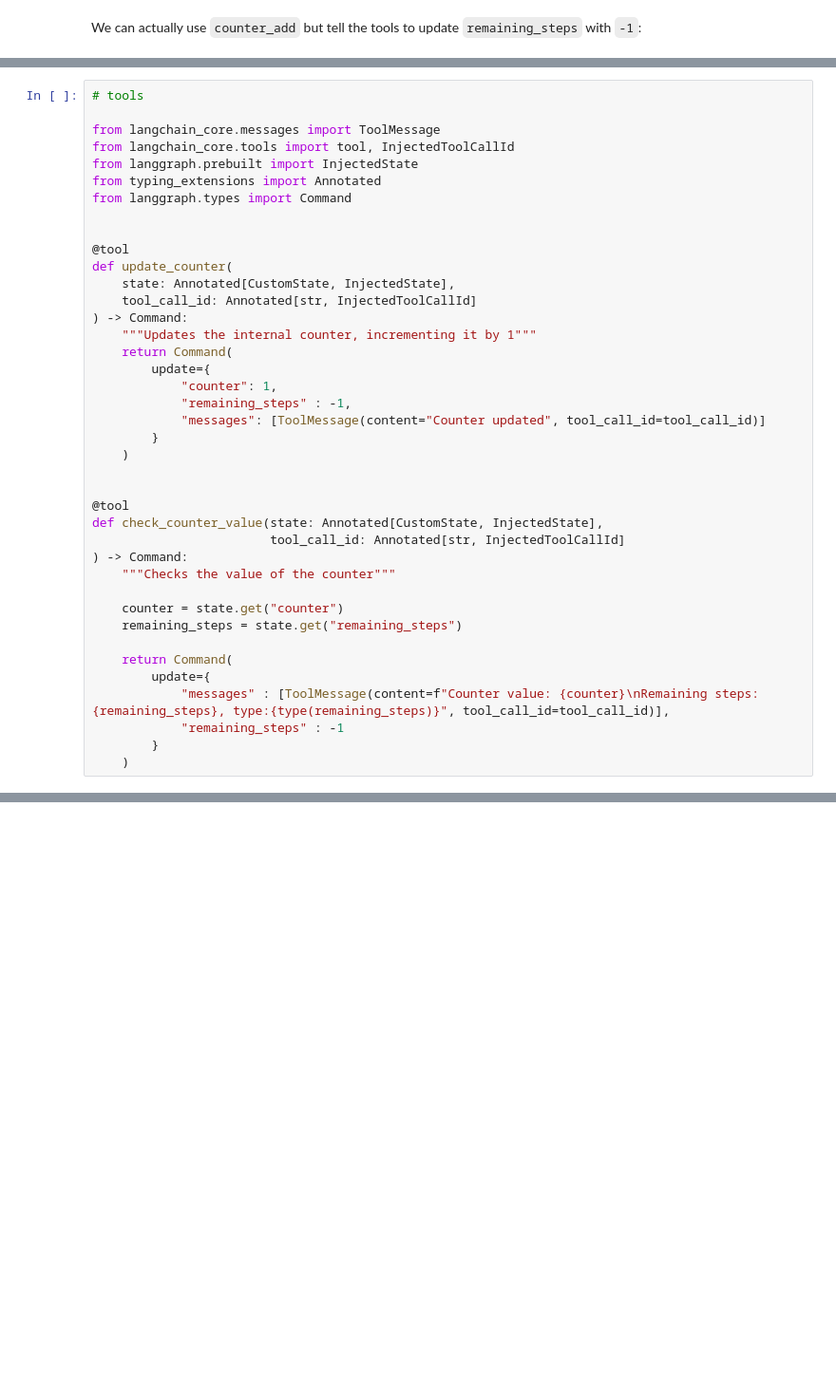
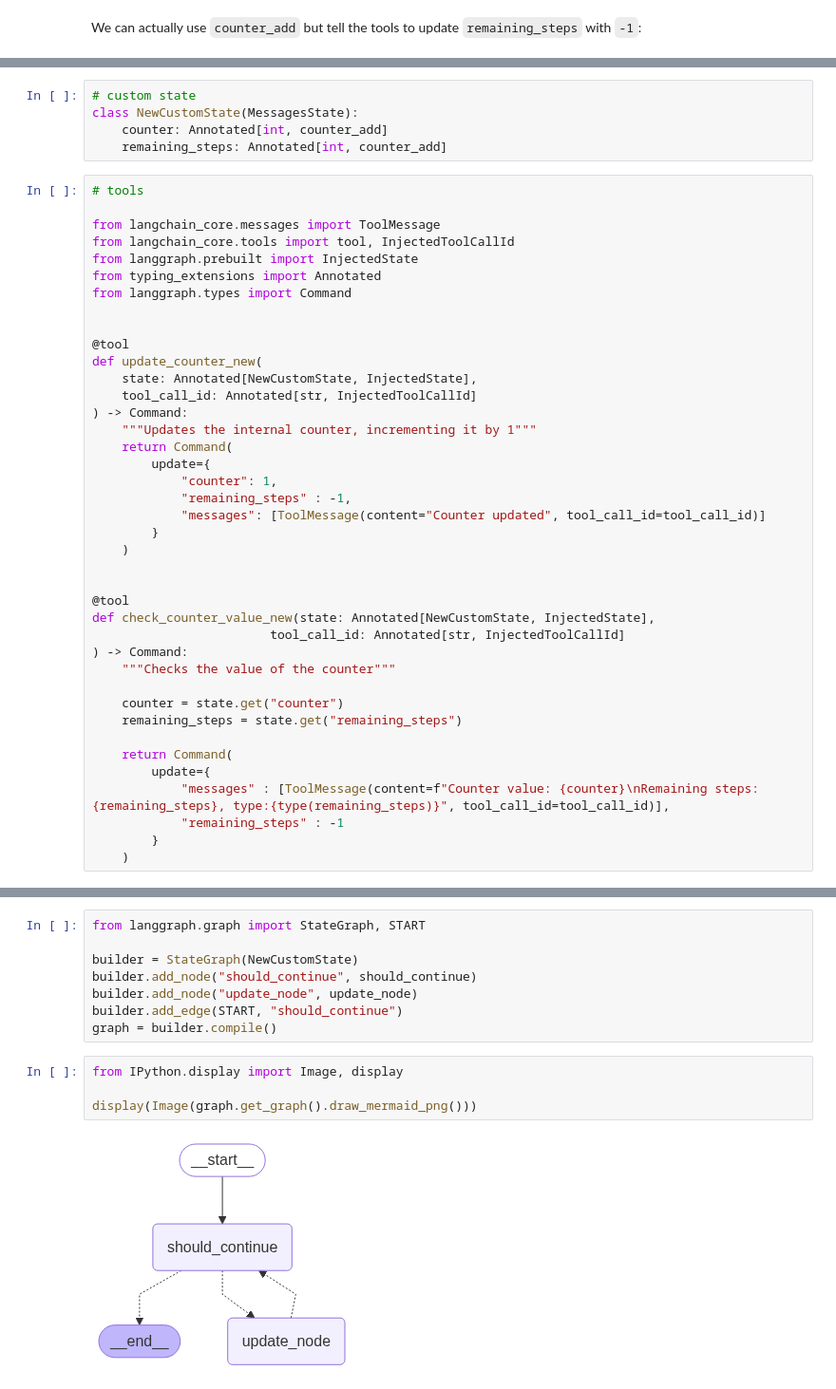
Before and after one commit to MatteoFalcioni/GenAI, a Jupyter notebook: 09_LangGraph_Advanced/09.4.2_recursion_limits.ipynb, the cells around one changed output, grey strips where cells are left out. Shown at 95% size. Saved outputs shown, nothing was run; the diff lists cells and outputs as text; blank space fills up the shorter version.

```diff
--- a/09_LangGraph_Advanced/09.4.2_recursion_limits.ipynb
+++ b/09_LangGraph_Advanced/09.4.2_recursion_limits.ipynb
@@ -353,3 +351,8 @@ To trigger `END` when we encounter `remaining_steps = 0`, we can return a `Comma
+# %%
+# custom state
+class NewCustomState(MessagesState):
+    counter: Annotated[int, counter_add]
+    remaining_steps: Annotated[int, counter_add]
 # %%
 # tools
 
@@ -361,8 +364,8 @@ from langgraph.types import Command
 
 
 @tool
-def update_counter(
-    state: Annotated[CustomState, InjectedState],
+def update_counter_new(
+    state: Annotated[NewCustomState, InjectedState],
     tool_call_id: Annotated[str, InjectedToolCallId]
 ) -> Command:
     """Updates the internal counter, incrementing it by 1"""
@@ -376,7 +379,7 @@ def update_counter(
 
 
 @tool
-def check_counter_value(state: Annotated[CustomState, InjectedState],
+def check_counter_value_new(state: Annotated[NewCustomState, InjectedState],
                         tool_call_id: Annotated[str, InjectedToolCallId]
 ) -> Command:
     """Checks the value of the counter"""
@@ -392,0 +530,14 @@ def check_counter_value(state: Annotated[CustomState, InjectedState],
+# %%
+from langgraph.graph import StateGraph, START
+
+builder = StateGraph(NewCustomState)
+builder.add_node("should_continue", should_continue)
+builder.add_node("update_node", update_node)
+builder.add_edge(START, "should_continue")
+graph = builder.compile()
+# %%
+from IPython.display import Image, display
+
+display(Image(graph.get_graph().draw_mermaid_png()))
+# %% [output]
+[figure, added]
```
Also changed, not shown: parts of 14 cells of this notebook.
